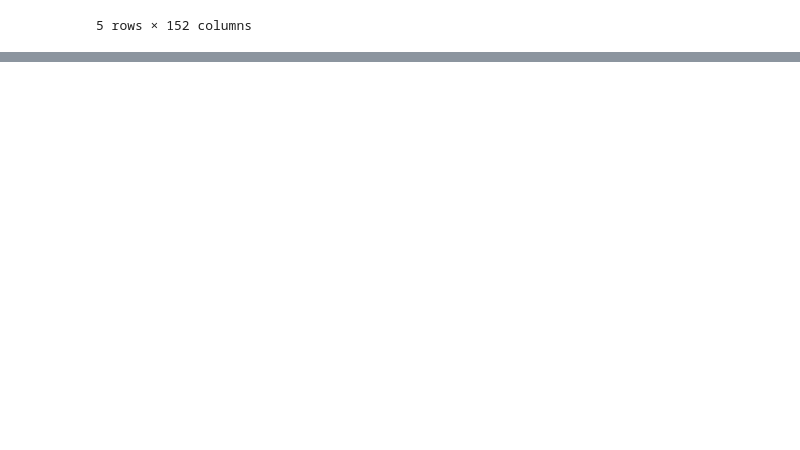
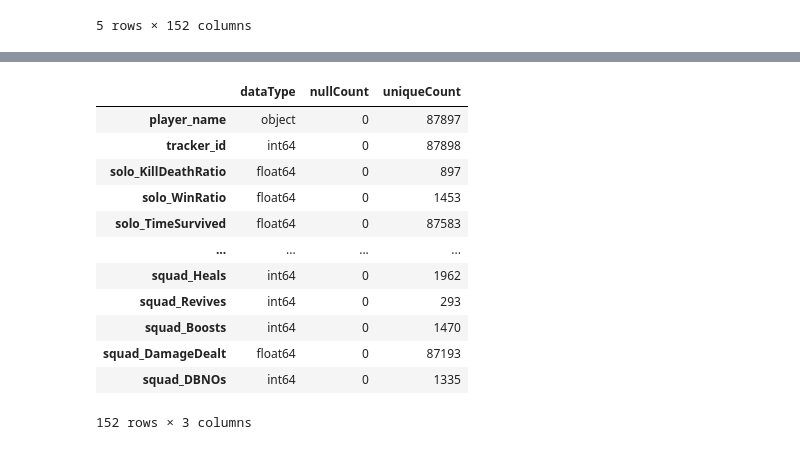
Before and after one commit to emojiworld777/pubg-hacker-detection-and-exploratory-data-analysis, a Jupyter notebook: pubg.ipynb, the cells around one changed output, grey strips where cells are left out. Saved outputs shown, nothing was run; the diff lists cells and outputs as text; code cells hidden in the pictures; blank space fills up the shorter version.

```diff
--- a/pubg.ipynb
+++ b/pubg.ipynb
@@ -29,0 +69,22 @@ df.tail()
+# %%
+def printinfo():
+    temp = pd.DataFrame(index=df.columns)
+    temp['dataType'] = df.dtypes
+    temp['nullCount'] = df.isnull().sum()
+    temp['uniqueCount'] = df.nunique()
+    return temp
+printinfo()
+# %% [output]
+|  | dataType | nullCount | uniqueCount |
+| player_name | object | 0 | 87897 |
+| tracker_id | int64 | 0 | 87898 |
+| solo_KillDeathRatio | float64 | 0 | 897 |
+| solo_WinRatio | float64 | 0 | 1453 |
+| solo_TimeSurvived | float64 | 0 | 87583 |
+| ... | ... | ... | ... |
+| squad_Heals | int64 | 0 | 1962 |
+| squad_Revives | int64 | 0 | 293 |
+| squad_Boosts | int64 | 0 | 1470 |
+| squad_DamageDealt | float64 | 0 | 87193 |
+| squad_DBNOs | int64 | 0 | 1335 |
+152 rows × 3 columns
```
Also changed, not shown: parts of 6 cells of this notebook.
